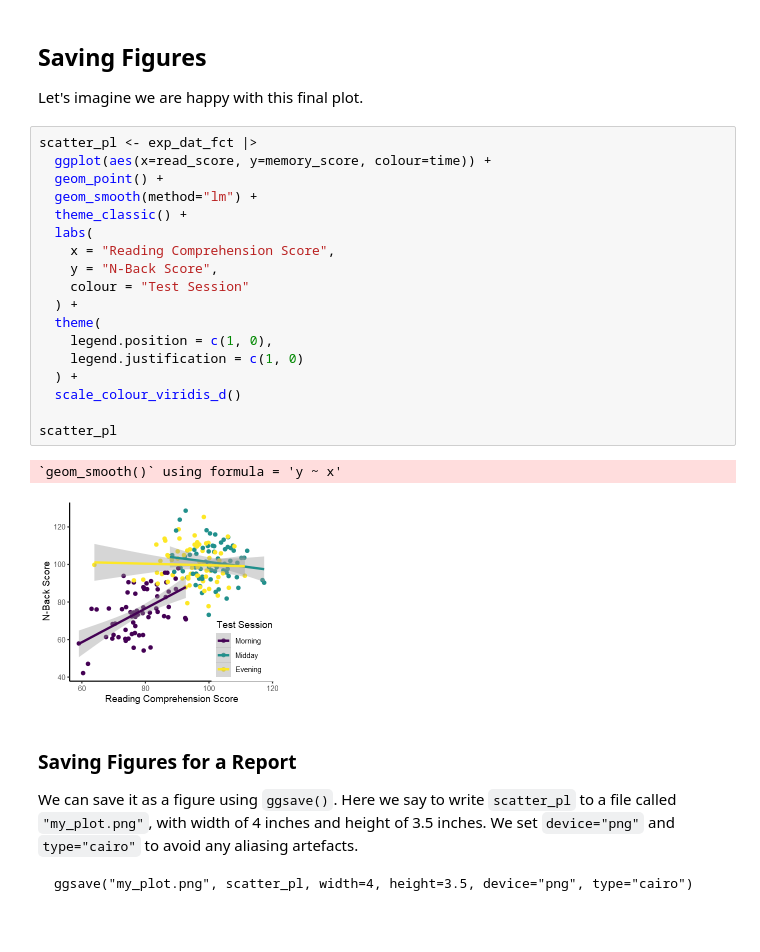
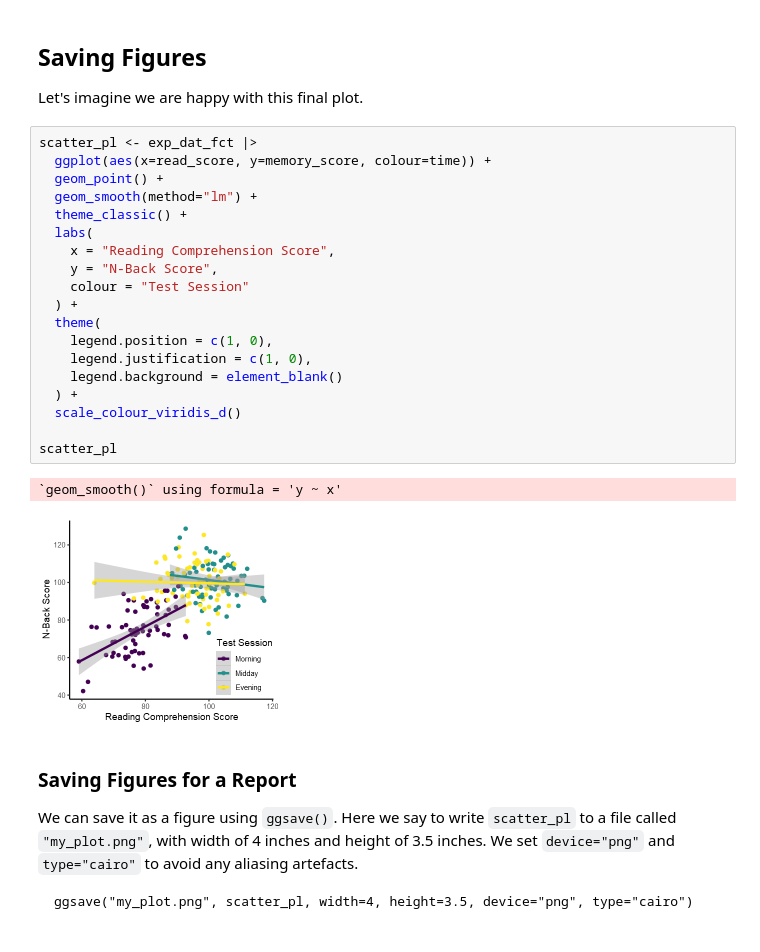
Before and after one commit to JackEdTaylor/expra-wise24, a Jupyter notebook: lecture/introduction/data_vis_2.ipynb, the cells around one changed output. Drawn from its saved outputs; the diff is of its cells as text.

```diff
--- a/lecture/introduction/data_vis_2.ipynb
+++ b/lecture/introduction/data_vis_2.ipynb
@@ -311,24 +322,25 @@ Let's imagine we are happy with this final plot.
 # %%
 scatter_pl <- exp_dat_fct |>
   ggplot(aes(x=read_score, y=memory_score, colour=time)) +
   geom_point() +
   geom_smooth(method="lm") +
   theme_classic() +
   labs(
     x = "Reading Comprehension Score",
     y = "N-Back Score",
     colour = "Test Session"
   ) +
   theme(
     legend.position = c(1, 0),
-    legend.justification = c(1, 0)
+    legend.justification = c(1, 0),
+    legend.background = element_blank()
   ) +
   scale_colour_viridis_d()
 
 scatter_pl
 # %% [output]
 `geom_smooth()` using formula = 'y ~ x'
-[figure, old version]
+[figure, new version]
 # %% [markdown]
 ### Saving Figures for a Report
 
```
Also changed, not shown: parts of 11 cells of this notebook.
